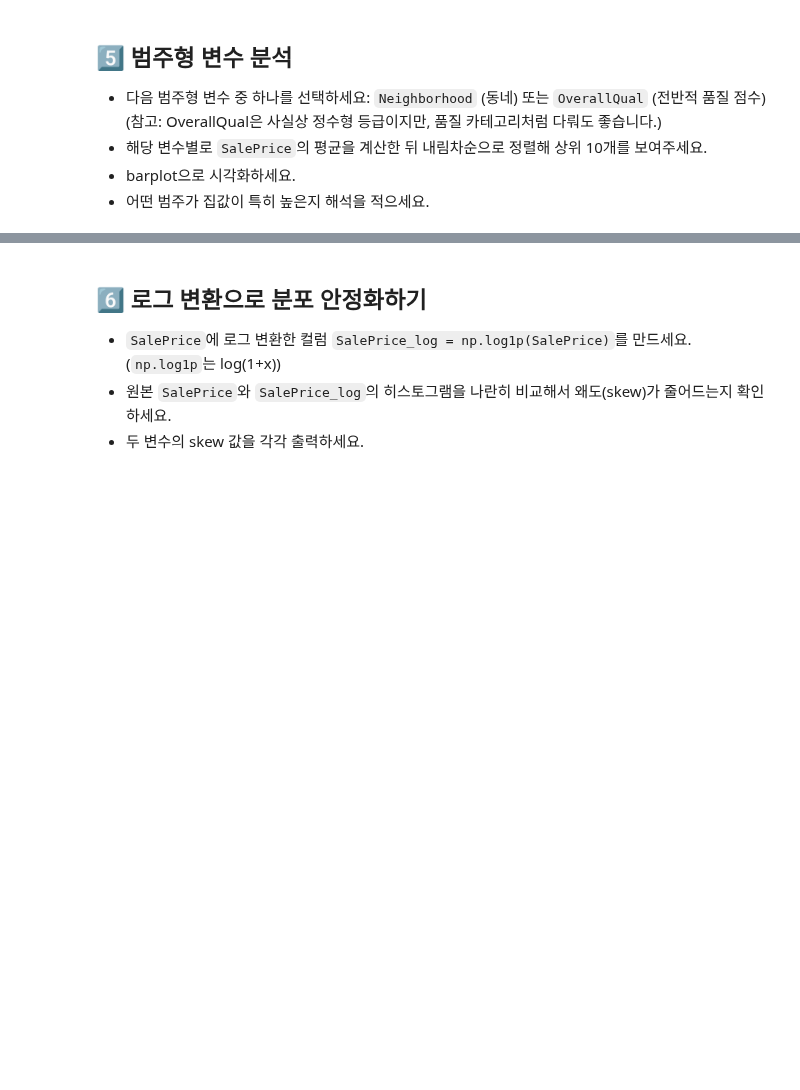
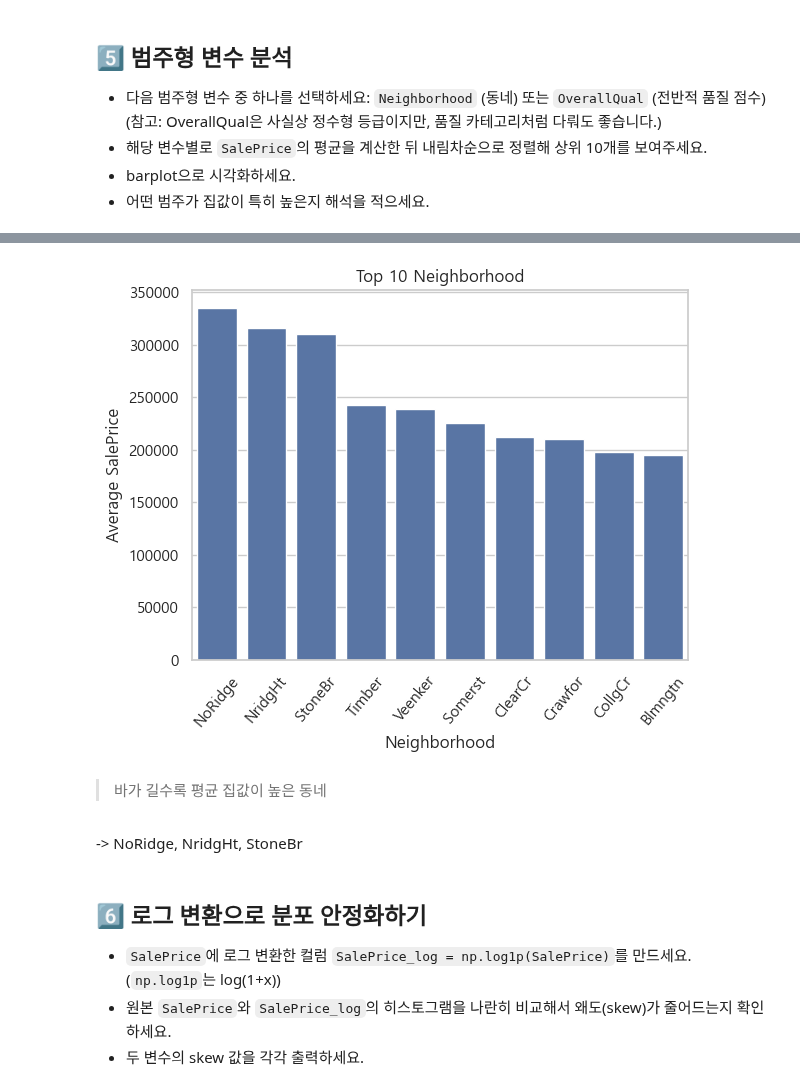
Before and after one commit to seojeong-e/fintech3, a Jupyter notebook: 06machine_learning/07_02EDA_탐색적데이터분석_연습문제.ipynb, the cells around one changed output, grey strips where cells are left out. Drawn from its saved outputs; the diff is of its cells as text; code cells hidden in the pictures; blank space fills up the shorter version.

```diff
--- a/06machine_learning/07_02EDA_탐색적데이터분석_연습문제.ipynb
+++ b/06machine_learning/07_02EDA_탐색적데이터분석_연습문제.ipynb
@@ -211,3 +280,10 @@ KeyError: 208500
 # %%
 # TODO:
 # Neighborhood 또는 OverallQual을 기준으로 평균 SalePrice를 구해 barplot으로 시각화하세요.
+# %%
+#Neighbord별 평균 SalePrice
+neighborhood_price = df.groupby('Neighborhood')['SalePrice'].mean().sort_values(ascending=False)
+# %%
+#상위 10개
+top10 = neighborhood_price.head(10)
+print(top10)
@@ -214,3 +303,18 @@ KeyError: 208500
+# %%
+#boxplot
+plt.figure()
+sns.barplot(x=top10.index, y=top10.values)
+plt.xticks(rotation=50)
+plt.title('Top 10 Neighborhood')
+plt.xlabel('Neighborhood')
+plt.ylabel('Average SalePrice')
+plt.show()
+# %% [output]
+[figure, added]
+# %% [markdown]
+> 바가 길수록 평균 집값이 높은 동네
+# %% [markdown]
+-> NoRidge, NridgHt, StoneBr
 # %% [markdown]
 ## 6️⃣ 로그 변환으로 분포 안정화하기
 - `SalePrice`에 로그 변환한 컬럼 `SalePrice_log = np.log1p(SalePrice)`를 만드세요. (`np.log1p`는 log(1+x))
```
Also changed, not shown: parts of 21 cells of this notebook.
